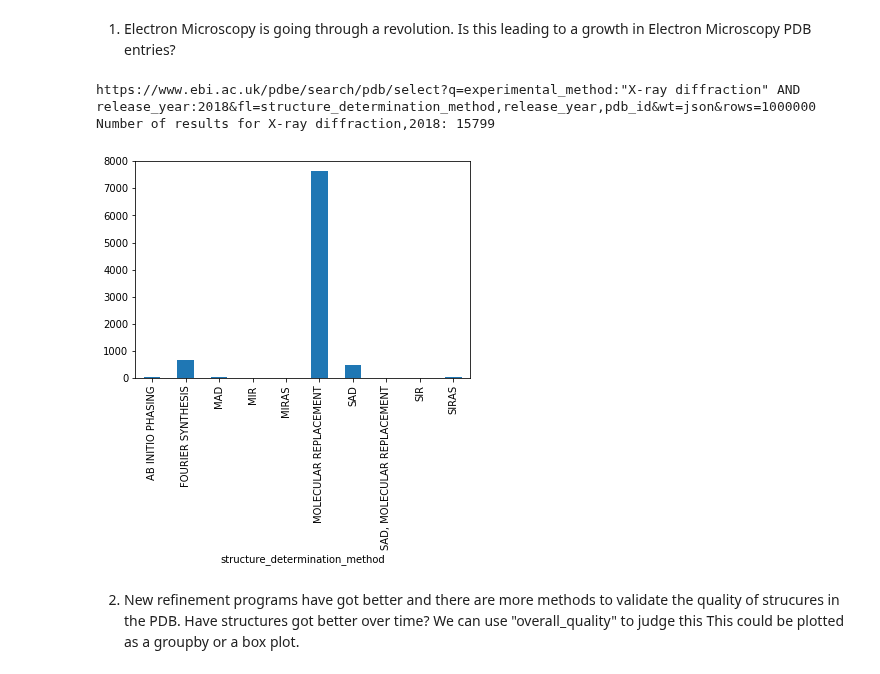
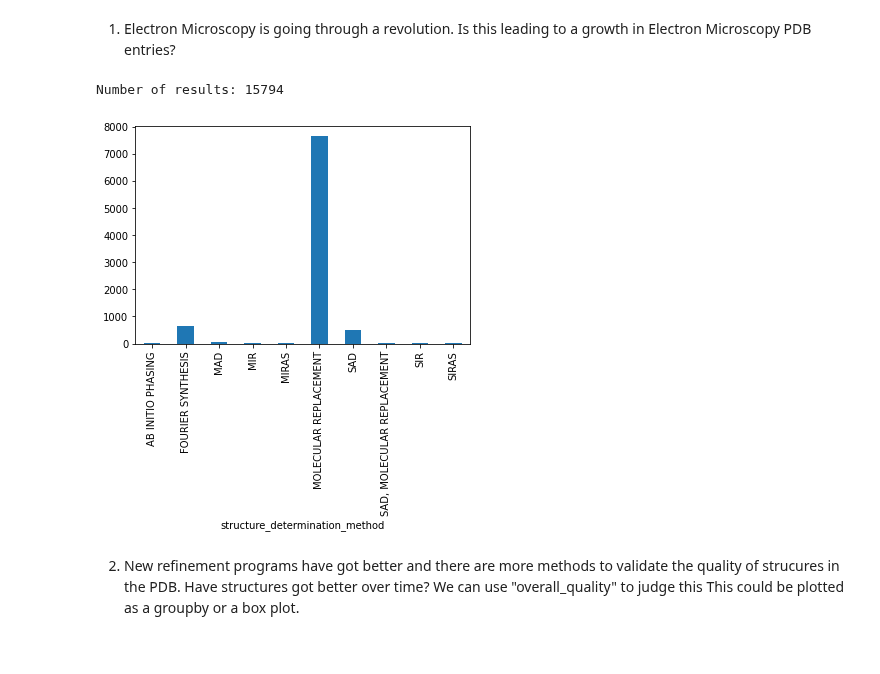
Before and after one commit to PDBeurope/pdbe-api-training, a Jupyter notebook: api_tutorials/API workshop #6 - PDB search.ipynb, the cells around one changed output. Cells and saved outputs as stored; diff of their text form; code cells hidden in the pictures.

```diff
--- a/api_tutorials/API workshop #6 - PDB search.ipynb
+++ b/api_tutorials/API workshop #6 - PDB search.ipynb
@@ -66,32 +56,13 @@ def make_request(search_term, number_of_rows=10):
 # %% [markdown]
 ## 3) formatting the search terms
 This will allow us to use human readable search terms and this function will make a URL that the search API can handle.
-# %%
-def format_search_terms(search_terms, filter_terms=None):
-    # print('formatting search terms: %s' % search_terms)
-    search_string = ''
-    filter_string = ''
-    search_list = []
-    if isinstance(search_terms, dict):
-        for key in search_terms:
-            term = search_terms.get(key)
-            if ' ' in term:
-                if not '"' in term:
-                    term = '"{}"'.format(term)
-                elif not "'" in term:
-                    term = "'{}'".format(term)
-            search_list.append('{}:{}'.format(key, term))
-        search_string = ' AND '.join(search_list)
-    else:
-        if '&' in search_terms:
-            search_string = search_terms.replace('&', ' AND ')
-        else:
-            search_string = search_terms
-    if filter_terms:
-        filter_string = '&fl={}'.format(','.join(filter_terms))
-    # print('formatted search terms: %s' % search_string)
-    final_search_string = 'q={}{}'.format(search_string, filter_string)
-    return final_search_string
+# %%
+def format_search_terms(search_terms, filter_terms=None):
+    ret = {'q': str(search_terms)}
+    if filter_terms:
+        fl = '{}'.format(','.join(filter_terms))
+        ret['fl'] = fl
+    return ret
 # %% [markdown]
 ## 4) Getting useful data out of the search
 
@@ -212,9 +179,7 @@ print(second_results[0].get('experimental_method'))
 We can restrict the results to only the information we want using a filter so its easier to see the information we want.
 # %%
 print('3rd search')
-search_terms = {"molecule_name":"Dihydrofolate reductase",
-                "organism_name":"Human"
-               }
+search_terms = Q(molecule_name="Dihydrofolate reductase",organism_name="Human")
 filter_terms = ['pdb_id', 'experimental_method']
 third_results = run_search(search_terms, filter_terms)
 pprint(third_results)
@@ -289,7 +254,7 @@ It changes the results into a mini database - called a DataFrame.
 # %%
 def pandas_dataset(list_of_results):
     results = change_lists_to_strings(list_of_results) # we have added our function to change lists to strings
-    df = pd.DataFrame(list_of_results)
+    df = pd.DataFrame(results)
 
     return df
 
@@ -530,16 +487,13 @@ Try editing the queries to plot interesting trends within the PDB
 # %% [markdown]
 1) Electron Microscopy is going through a revolution. Is this leading to a growth in Electron Microscopy PDB entries?
 # %%
-search_terms = {'experimental_method':'X-ray diffraction',
-                'release_year': '2018'
-               }
+search_terms = Q(experimental_method='X-ray diffraction',release_year='2018')
 filter_results = ['structure_determination_method','release_year', 'pdb_id']
 results = run_search(search_terms, filter_results, number_of_rows=1000000)
 pandas_plot(list_of_results=results, column_to_group_by='structure_determination_method')
 # %% [output]
-https://www.ebi.ac.uk/pdbe/search/pdb/select?q=experimental_method:"X-ray diffraction" AND release_year:2018&fl=structure_determination_method,release_year,pdb_id&wt=json&rows=1000000
-Number of results for X-ray diffraction,2018: 15799
+Number of results: 15794
-[figure, old version]
+[figure, new version]
 # %% [markdown]
 2) New refinement programs have got better and there are more methods to validate the quality of strucures in the PDB.
 Have structures got better over time?
```
Also changed, not shown: parts of 26 cells of this notebook.
